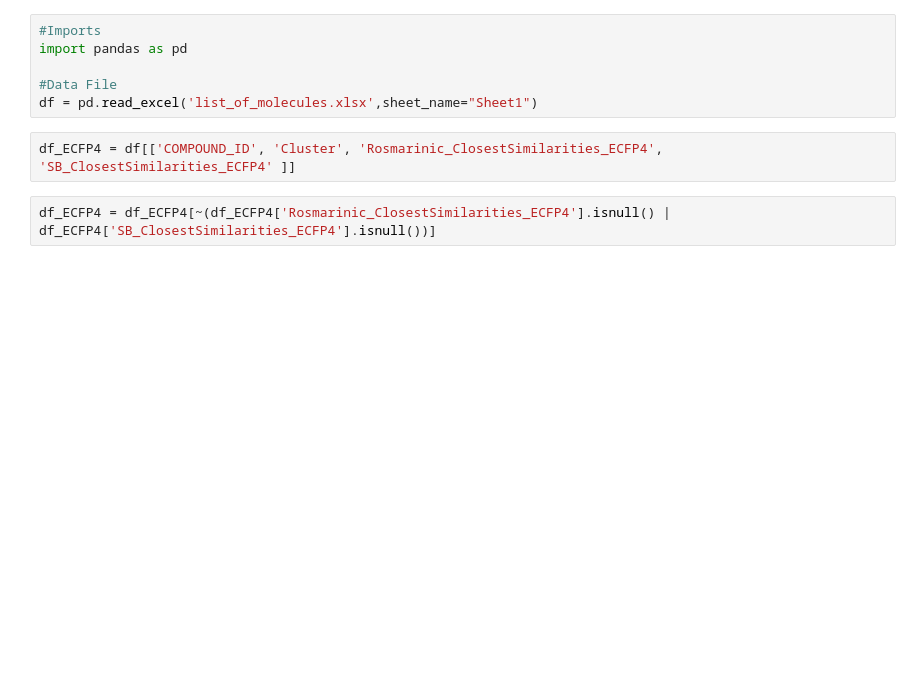
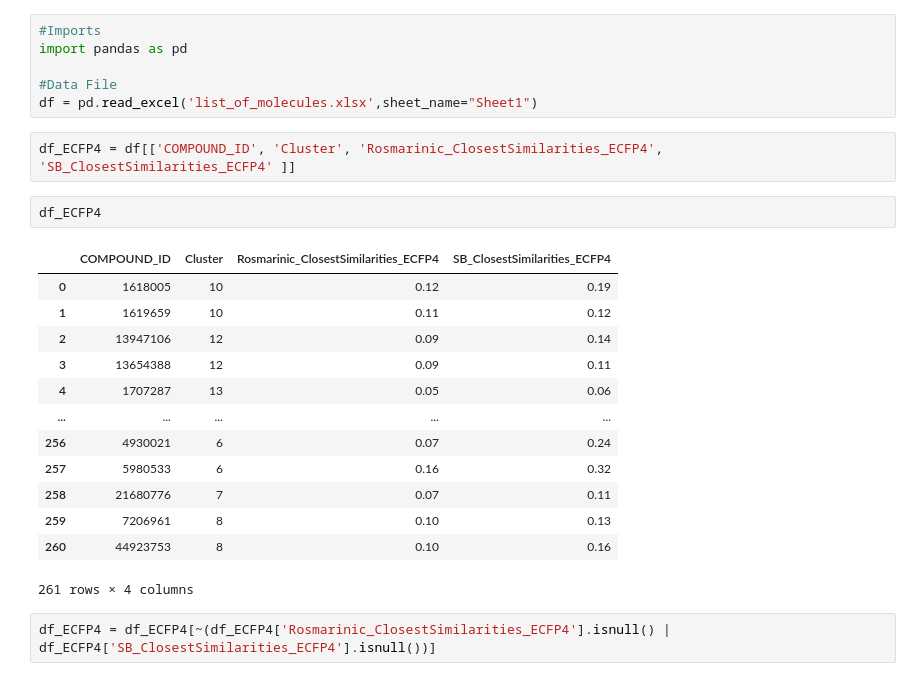
Before and after one commit to DavidToledano/Complement-Factor-Inhibitors-Data-Analysis, a Jupyter notebook: Jupyter Notebooks/Candidates in terms of CutOff - ECFP4 processing.ipynb, the cells around one changed output. Cells and saved outputs as stored; diff of their text form; blank space fills up the shorter version.

```diff
--- a/Jupyter Notebooks/Candidates in terms of CutOff - ECFP4 processing.ipynb
+++ b/Jupyter Notebooks/Candidates in terms of CutOff - ECFP4 processing.ipynb
@@ -6,6 +6,22 @@ import pandas as pd
 df = pd.read_excel('list_of_molecules.xlsx',sheet_name="Sheet1")
 # %%
 df_ECFP4 = df[['COMPOUND_ID', 'Cluster', 'Rosmarinic_ClosestSimilarities_ECFP4', 'SB_ClosestSimilarities_ECFP4' ]]
+# %%
+df_ECFP4
+# %% [output]
+|  | COMPOUND_ID | Cluster | Rosmarinic_ClosestSimilarities_ECFP4 | SB_ClosestSimilarities_ECFP4 |
+| 0 | 1618005 | 10 | 0.12 | 0.19 |
+| 1 | 1619659 | 10 | 0.11 | 0.12 |
+| 2 | 13947106 | 12 | 0.09 | 0.14 |
+| 3 | 13654388 | 12 | 0.09 | 0.11 |
+| 4 | 1707287 | 13 | 0.05 | 0.06 |
+| ... | ... | ... | ... | ... |
+| 256 | 4930021 | 6 | 0.07 | 0.24 |
+| 257 | 5980533 | 6 | 0.16 | 0.32 |
+| 258 | 21680776 | 7 | 0.07 | 0.11 |
+| 259 | 7206961 | 8 | 0.10 | 0.13 |
+| 260 | 44923753 | 8 | 0.10 | 0.16 |
+261 rows × 4 columns
 # %%
 df_ECFP4 = df_ECFP4[~(df_ECFP4['Rosmarinic_ClosestSimilarities_ECFP4'].isnull() | df_ECFP4['SB_ClosestSimilarities_ECFP4'].isnull())]
 # %%
```
Also changed, not shown: parts of 11 cells of this notebook, 1 other file.
